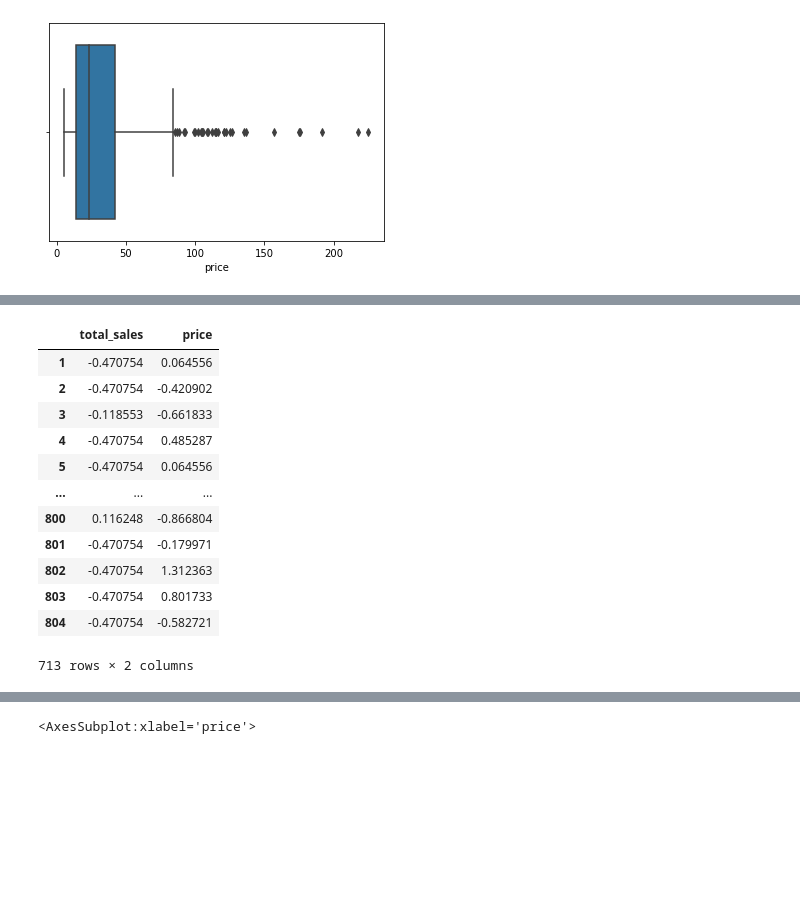
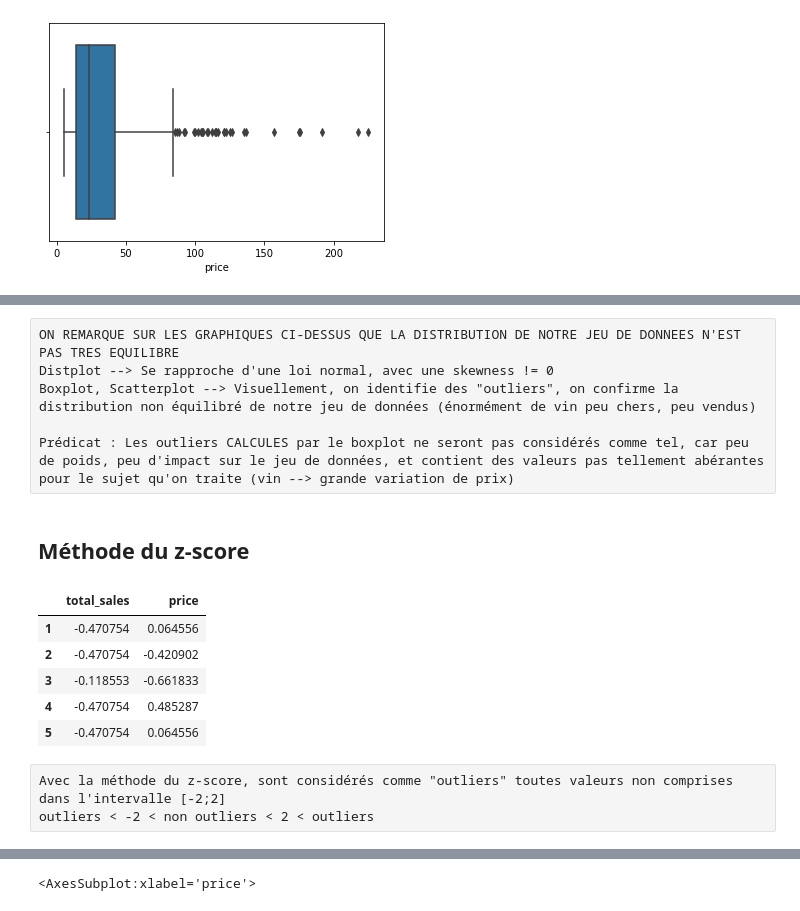
Before and after one commit to ErwanRochdi/Wine_spirit, a Jupyter notebook: Wine_spirit.ipynb, the cells around one changed output, grey strips where cells are left out. Drawn from its saved outputs; the diff is of its cells as text; code cells hidden in the pictures; blank space fills up the shorter version.

```diff
--- a/Wine_spirit.ipynb
+++ b/Wine_spirit.ipynb
@@ -101,17 +111,21 @@ sns.boxplot(df_price_sales['price'])
+# %% [raw]
+ON REMARQUE SUR LES GRAPHIQUES CI-DESSUS QUE LA DISTRIBUTION DE NOTRE JEU DE DONNEES N'EST PAS TRES EQUILIBRE
+Distplot --> Se rapproche d'une loi normal, avec une skewness != 0
+Boxplot, Scatterplot --> Visuellement, on identifie des "outliers", on confirme la distribution non équilibré de notre jeu de données (énormément de vin peu chers, peu vendus)
+
+Prédicat : Les outliers CALCULES par le boxplot ne seront pas considérés comme tel, car peu de poids, peu d'impact sur le jeu de données, et contient des valeurs pas tellement abérantes pour le sujet qu'on traite (vin --> grande variation de prix)
+# %% [markdown]
+## Méthode du z-score
 # %%
 df_for_zscore = df_price_sales.apply(zscore)
-df_for_zscore
+df_for_zscore.head(5)
 # %% [output]
 |  | total_sales | price |
 | 1 | -0.470754 | 0.064556 |
 | 2 | -0.470754 | -0.420902 |
 | 3 | -0.118553 | -0.661833 |
 | 4 | -0.470754 | 0.485287 |
 | 5 | -0.470754 | 0.064556 |
-| ... | ... | ... |
-| 800 | 0.116248 | -0.866804 |
-| 801 | -0.470754 | -0.179971 |
-| 802 | -0.470754 | 1.312363 |
-| 803 | -0.470754 | 0.801733 |
-| 804 | -0.470754 | -0.582721 |
-713 rows × 2 columns
+# %% [raw]
+Avec la méthode du z-score, sont considérés comme "outliers" toutes valeurs non comprises dans l'intervalle [-2;2]
+outliers < -2 < non outliers < 2 < outliers
```
Also changed, not shown: parts of 30 cells of this notebook.
